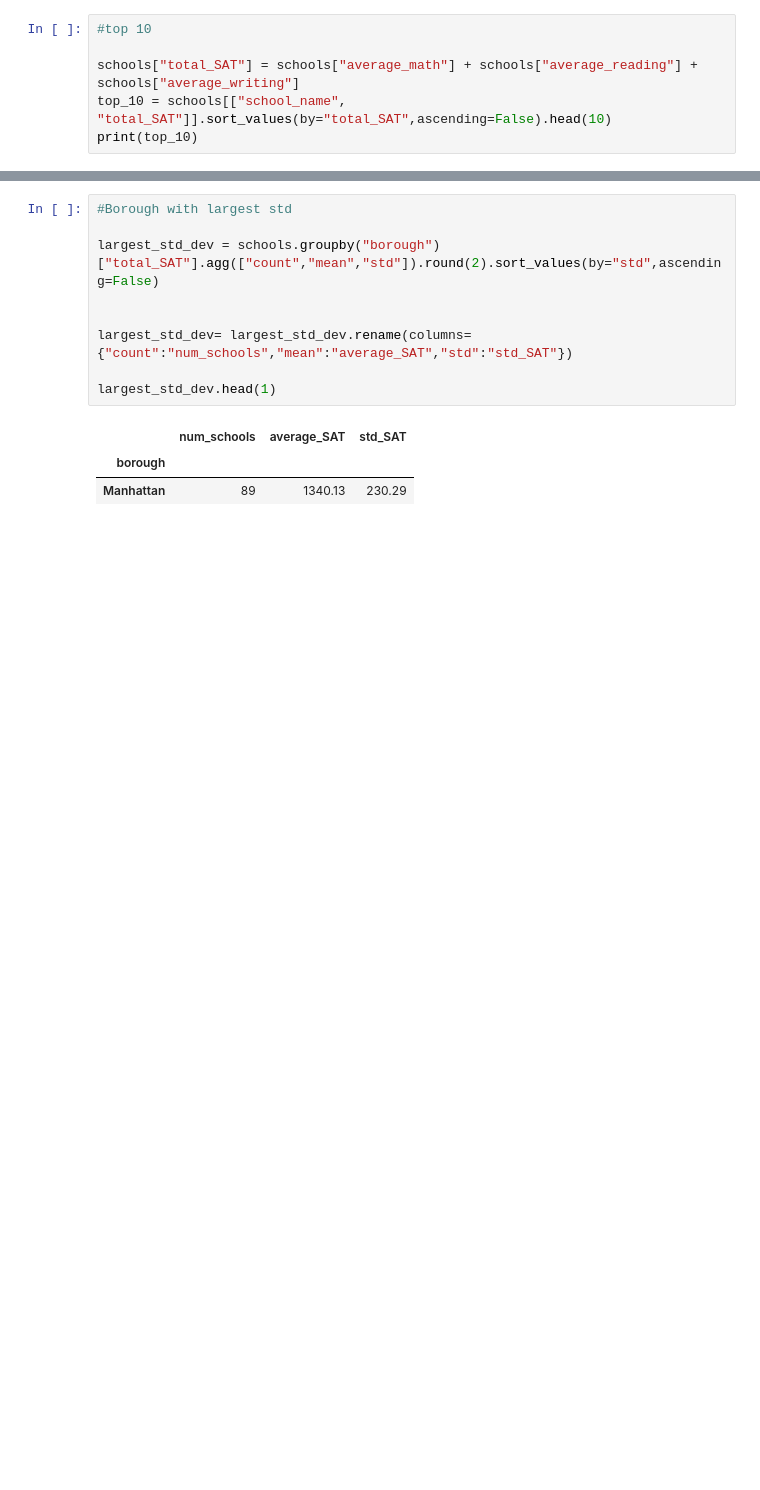
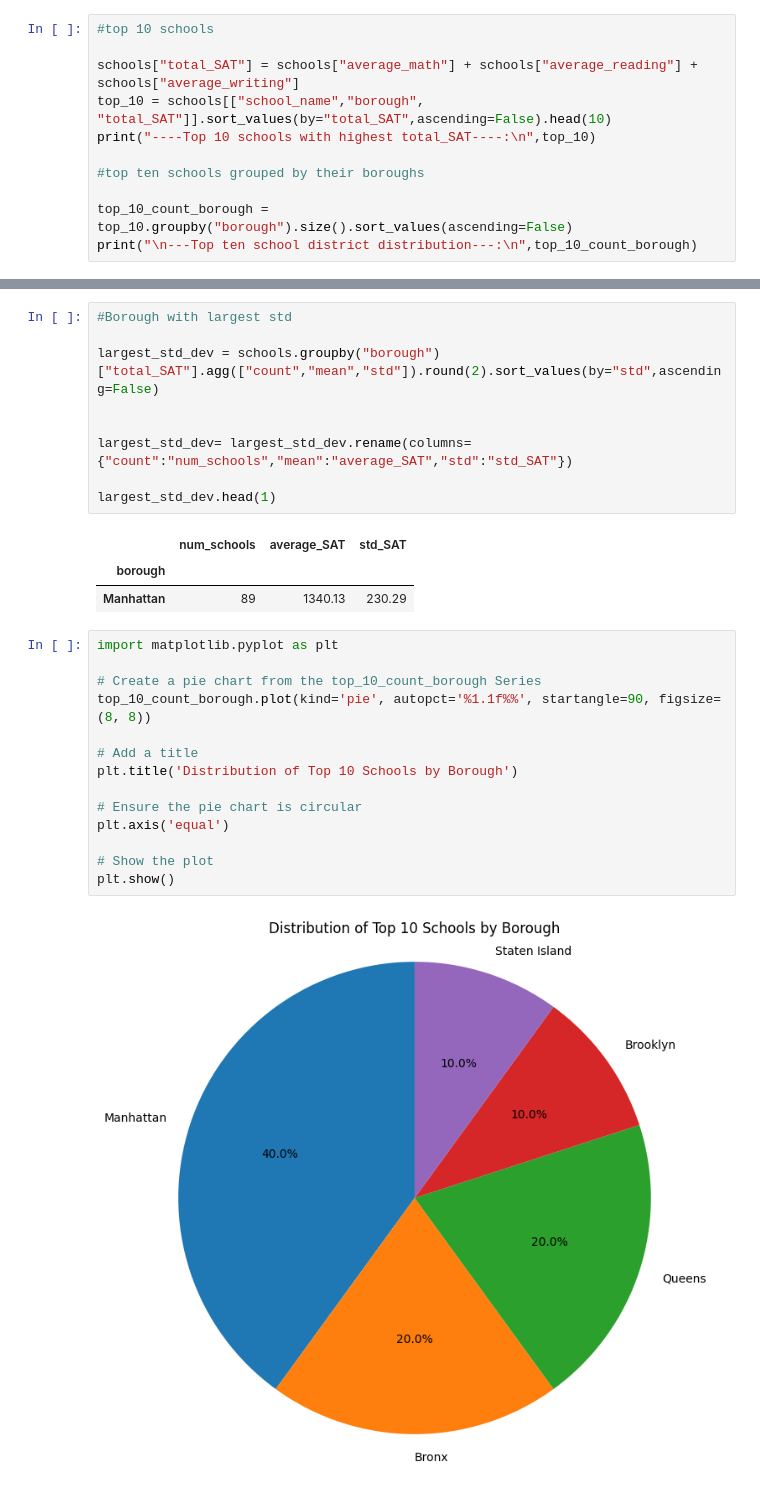
Before and after one commit to Pepe2795/Analisis_Resultados_SAT_NYC, a Jupyter notebook: Exploring_NYC_Public_Schools_Test_Result_scores.ipynb, the cells around one changed output, grey strips where cells are left out. Saved outputs shown, nothing was run; the diff lists cells and outputs as text; blank space fills up the shorter version.

```diff
--- a/Exploring_NYC_Public_Schools_Test_Result_scores.ipynb
+++ b/Exploring_NYC_Public_Schools_Test_Result_scores.ipynb
@@ -32,9 +34,14 @@ print(bets_math_schools)
 0    New Explorations into Science, Technology and ...           657
 45                       Eleanor Roosevelt High School           641
 # %%
-#top 10
+#top 10 schools
 
 schools["total_SAT"] = schools["average_math"] + schools["average_reading"] + schools["average_writing"]
-top_10 = schools[["school_name", "total_SAT"]].sort_values(by="total_SAT",ascending=False).head(10)
-print(top_10)
+top_10 = schools[["school_name","borough", "total_SAT"]].sort_values(by="total_SAT",ascending=False).head(10)
+print("----Top 10 schools with highest total_SAT----:\n",top_10)
+
+#top ten schools grouped by their boroughs
+
+top_10_count_borough = top_10.groupby("borough").size().sort_values(ascending=False)
+print("\n---Top ten school district distribution---:\n",top_10_count_borough)
 # %% [output]
@@ -62,3 +75,19 @@ largest_std_dev.head(1)
 |  | num_schools | average_SAT | std_SAT |
 | borough |  |  |  |
 | Manhattan | 89 | 1340.13 | 230.29 |
+# %%
+import matplotlib.pyplot as plt
+
+# Create a pie chart from the top_10_count_borough Series
+top_10_count_borough.plot(kind='pie', autopct='%1.1f%%', startangle=90, figsize=(8, 8))
+
+# Add a title
+plt.title('Distribution of Top 10 Schools by Borough')
+
+# Ensure the pie chart is circular
+plt.axis('equal')
+
+# Show the plot
+plt.show()
+# %% [output]
+[figure, added]
```
Also changed, not shown: parts of 3 cells of this notebook.
